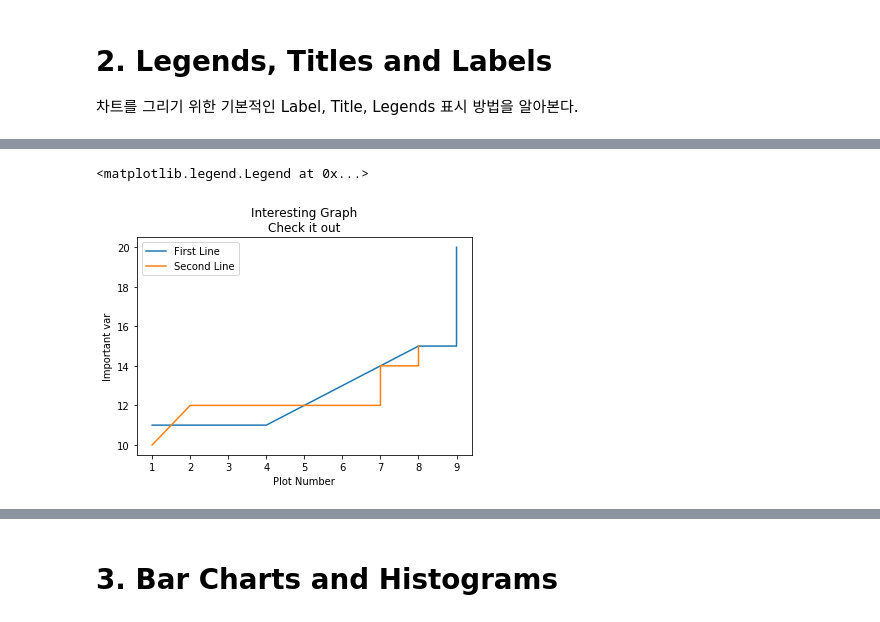
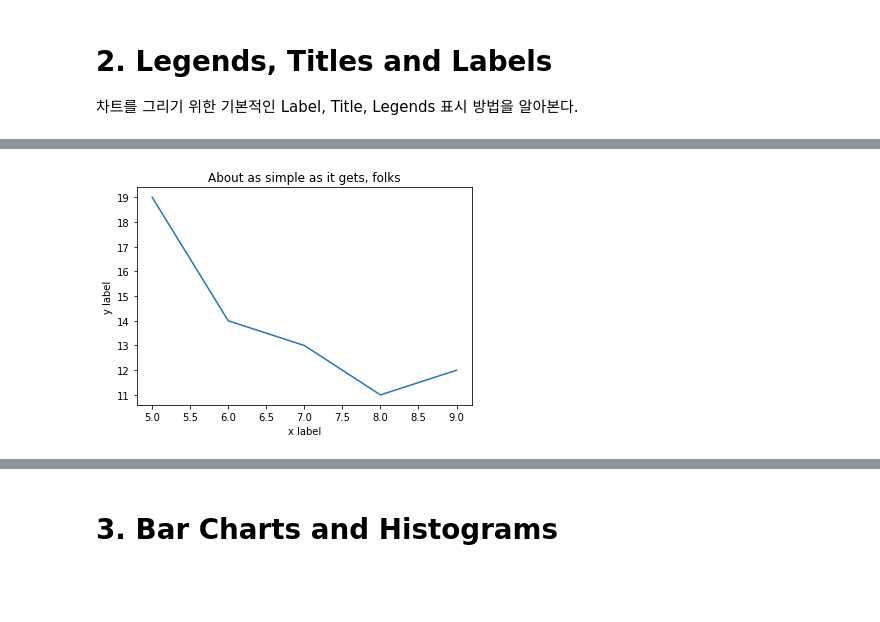
Before and after one commit to okwon78/matplotlib_pandas_tutorial, a Jupyter notebook: matplotlib.ipynb, the cells around one changed output, grey strips where cells are left out. Drawn from its saved outputs; the diff is of its cells as text; code cells hidden in the pictures; blank space fills up the shorter version.

```diff
--- a/matplotlib.ipynb
+++ b/matplotlib.ipynb
@@ -26,17 +26,14 @@ Text(0.5,1,'Interesting Graph\nCheck it out')
-# %%
-x1 = sort([random.randint(1, 10) for _ in range(10)])
-y1 = sort([random.randint(10, 20) for _ in range(10)])
-x2 = sort([random.randint(1, 10) for _ in range(10)])
-y2 = sort([random.randint(10, 15) for _ in range(10)])
-
-plt.plot(x1, y1, label='First Line')
-plt.plot(x2, y2, label='Second Line')
-
-plt.xlabel('Plot Number')
-plt.ylabel('Important var')
-
-plt.title('Interesting Graph\nCheck it out')
-plt.legend()
-# %% [output]
-<matplotlib.legend.Legend at 0x...>
-[figure, removed]
+# %%
+x = np.arange(start=5, stop=10)
+y = np.random.randint(low=10, high=20, size=len(x))
+
+fig, ax = plt.subplots()
+
+ax.plot(x, y)
+ax.set(xlabel='x label', ylabel='y label',
+       title='About as simple as it gets, folks')
+
+fig.savefig("./img/plot.png")
+plt.show()
+# %% [output]
+[figure, added]
```
Also changed, not shown: parts of 20 cells of this notebook, 1 other file.
